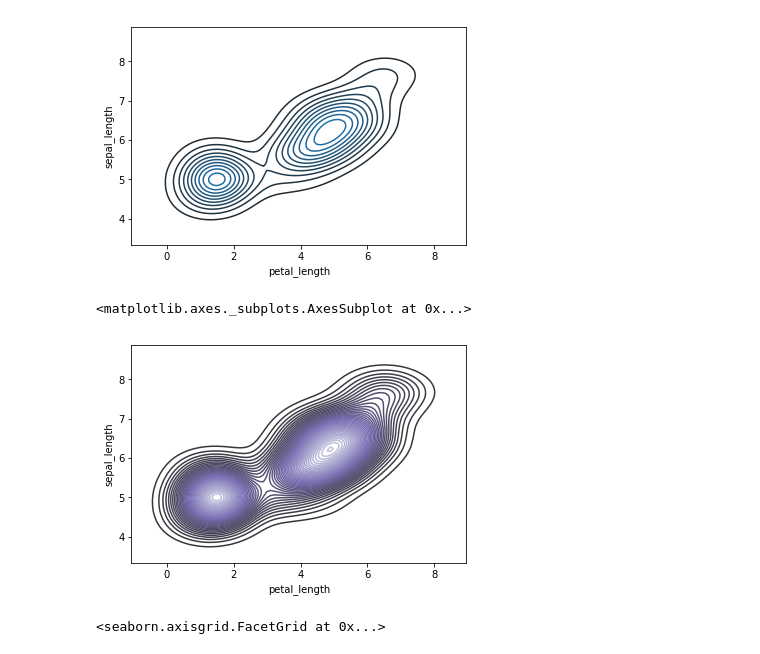
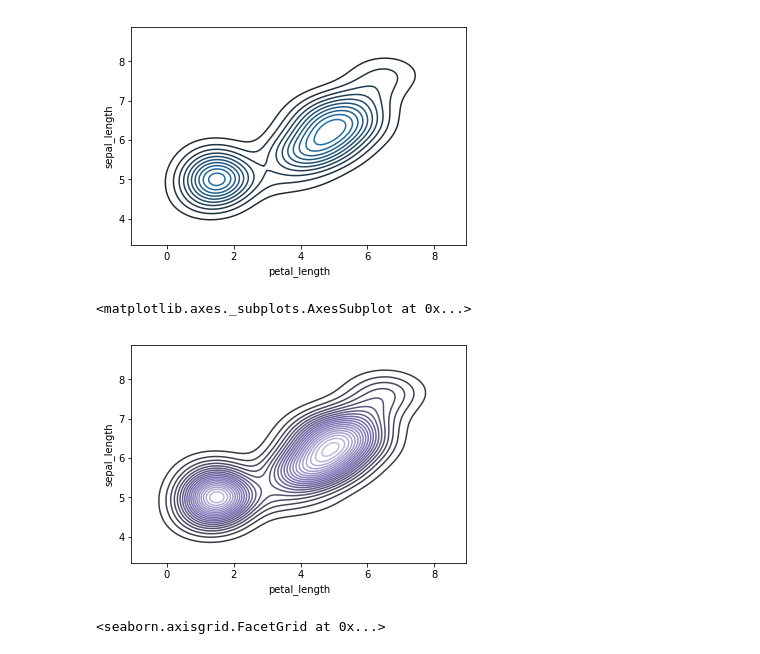
Before and after one commit to Rbiasuz/old_stuff, a Jupyter notebook: 1 Aulas Data Science/3 - EDA/Seaborn - Facilitando nossos gráficos.ipynb, the cells around one changed output. Cells and saved outputs as stored; diff of their text form; code cells hidden in the pictures.

```diff
--- a/1 Aulas Data Science/3 - EDA/Seaborn - Facilitando nossos gráficos.ipynb
+++ b/1 Aulas Data Science/3 - EDA/Seaborn - Facilitando nossos gráficos.ipynb
@@ -103,10 +104,10 @@ sns.kdeplot(x, y)
 # %%
 x = iris.petal_length
 y = iris.sepal_length
-sns.kdeplot(x, y, n_levels=50, cmap="Purples_d")
+sns.kdeplot(x, y, n_levels=20, cmap="Purples_d")
 # %% [output]
 <matplotlib.axes._subplots.AxesSubplot at 0x...>
-[figure, old version]
+[figure, new version]
 # %%
 sns.lmplot(x='total_bill',y='tip',data=tips, hue='smoker')
 # %% [output]
```
Also changed, not shown: parts of 4 cells of this notebook, 1 other file.
